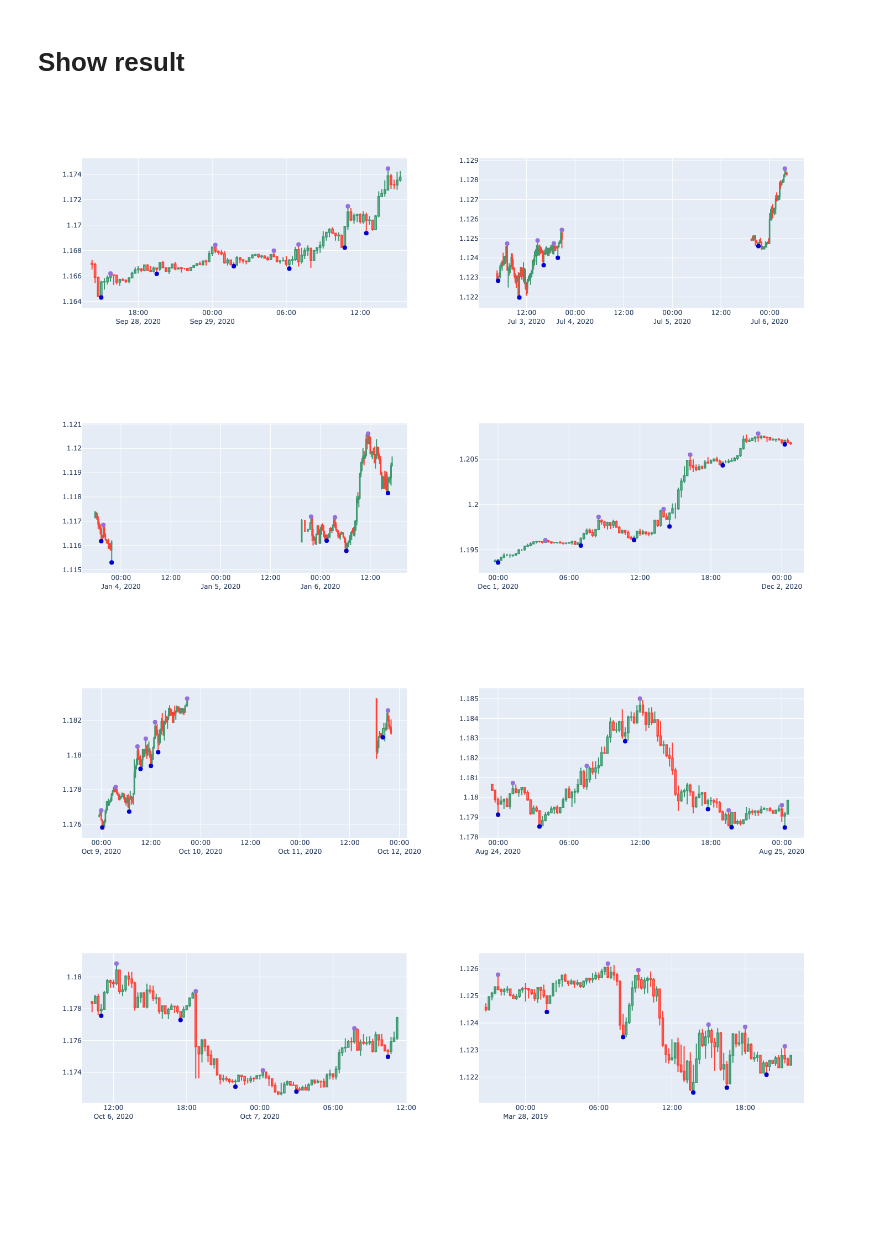
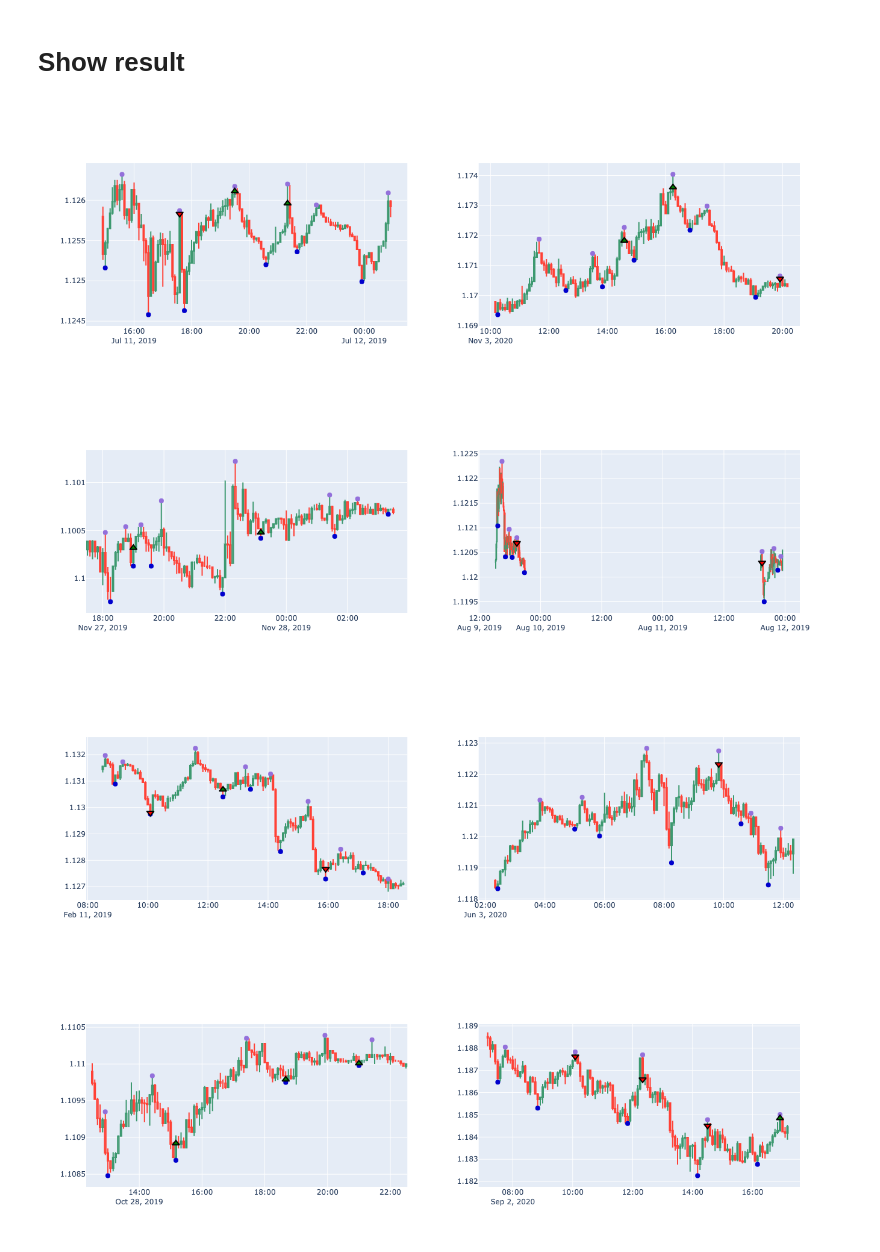
Before and after one commit to lhericourt/trading, a Jupyter notebook: notebooks/find_local_maxima.ipynb, the cells around one changed output. Drawn from its saved outputs; the diff is of its cells as text; code cells hidden in the pictures; blank space fills up the shorter version.

```diff
--- a/notebooks/find_local_maxima.ipynb
+++ b/notebooks/find_local_maxima.ipynb
@@ -39,7 +39,7 @@ end_date = '2021-01-01'
 
 candles = get_candles(dsn, schema, start_date, end_date)
 # %%
-table = 'candle15m'
+table = 'candle'
 symbol = 'EUR/USD'
 
 candles_to_show = candles[(candles['table'] == table) & (candles['symbol'] == symbol)].reset_index(drop=True)
@@ -251,6 +277,7 @@ def show_random_cases(candles, nb_examples_to_show=30, nb_candles_to_show=50):
         min_extrema = Extrema(candles_to_show, max_=False, atr_weight=0.2, atr_weight2=0.5, min_range=6, min_variance=2, ratio_pic_size=0.6)
         idx_mins = min_extrema.get_max_extrema()
         idx_maxs, idx_mins = alternate_max_and_min(candles_to_show, idx_maxs, idx_mins)
+        bullish_idx, bearish_idx = detect_trends(candles_to_show, idx_maxs, idx_mins)
 
         if i % 2 == 0:
             fig = make_subplots(rows=1, cols=2)
@@ -273,13 +300,14 @@ def show_random_cases(candles, nb_examples_to_show=30, nb_candles_to_show=50):
                 x=candles_to_show.loc[idx_maxs, 'date'],
                 y=candles_to_show.loc[idx_maxs, 'high'],
                 marker=dict(
-                    color='MediumPurple',
+                    color='mediumpurple',
                     size=8,
                 ),
                 showlegend=False,
             ),
             row=1, col= i % 2 + 1
         )
+
 
         fig.add_trace(
             go.Scatter(
@@ -295,12 +323,44 @@ def show_random_cases(candles, nb_examples_to_show=30, nb_candles_to_show=50):
             row=1, col= i % 2 + 1
         )
 
+        fig.add_trace(
+            go.Scatter(
+                mode='markers',
+                x=candles_to_show.loc[bullish_idx, 'date'],
+                y=candles_to_show.loc[bullish_idx, 'close'],
+                marker=dict(
+                    color='green',
+                    size=10,
+                    symbol='triangle-up',
+                    line=dict(width=2, color='black')
+                ),
+                showlegend=False,
+            ),
+            row=1, col= i % 2 + 1
+        )
+
+        fig.add_trace(
+            go.Scatter(
+                mode='markers',
+                x=candles_to_show.loc[bearish_idx, 'date'],
+                y=candles_to_show.loc[bearish_idx, 'close'],
+                marker=dict(
+                    color='red',
+                    size=10,
+                    symbol='triangle-down',
+                    line=dict(width=2, color='black')
+                ),
+                showlegend=False,
+            ),
+            row=1, col= i % 2 + 1
+        )
+
         if i % 2 == 1:
             fig.show()
 # %%
-show_random_cases(candles_to_show, nb_examples_to_show=10, nb_candles_to_show=100)
+show_random_cases(candles_to_show, nb_examples_to_show=10, nb_candles_to_show=120)
 # %% [output]
-[figure, old version]
+[figure, new version]
-[figure, old version]
+[figure, new version]
-[figure, old version]
+[figure, new version]
-[figure, old version]
+[figure, new version]
```
Also changed, not shown: parts of 2 cells of this notebook.
